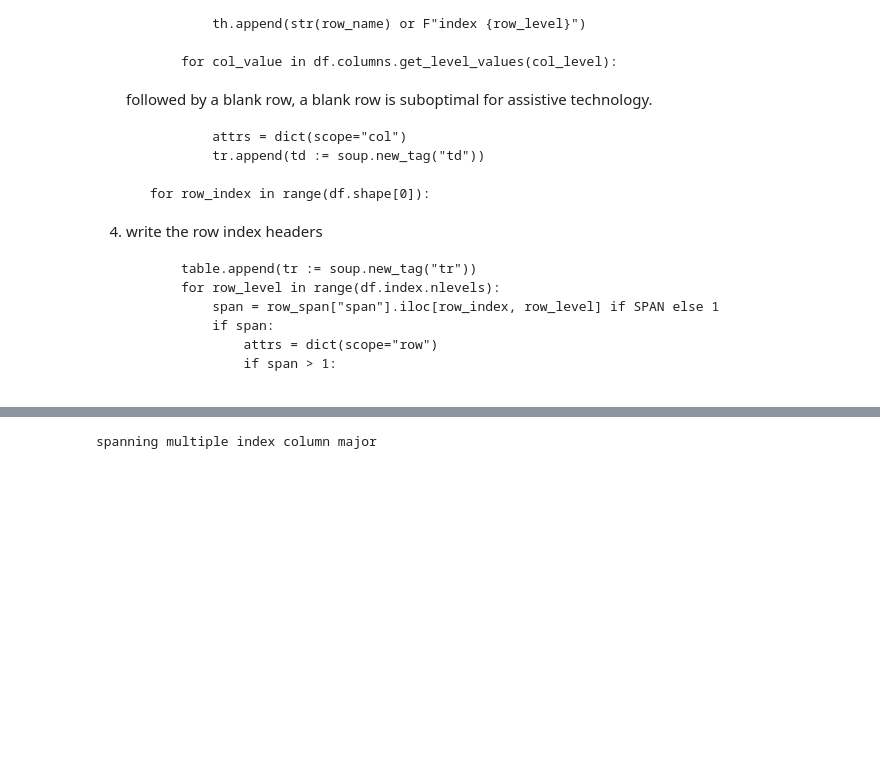
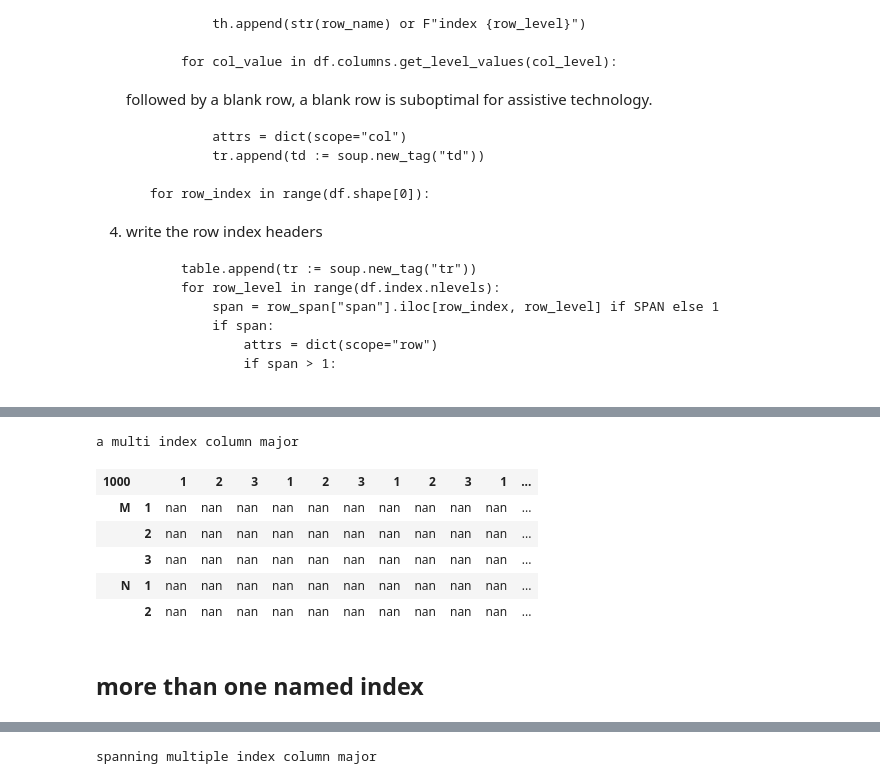
Before and after one commit to tonyfast/tonyfast, a Jupyter notebook: tonyfast/xxiv/2024-02-20-multiindex-html.ipynb, the cells around one changed output, grey strips where cells are left out. Drawn from its saved outputs; the diff is of its cells as text; code cells hidden in the pictures; blank space fills up the shorter version.

```diff
--- a/tonyfast/xxiv/2024-02-20-multiindex-html.ipynb
+++ b/tonyfast/xxiv/2024-02-20-multiindex-html.ipynb
@@ -373,3 +613,16 @@ replace the `bs4.BeautifulSoup` representation with an html representation
+# %%
+    row_major(df.head().rename_axis((None, None, None), axis=0).droplevel(0, axis=0).droplevel((0,1), axis=1),
+             "a multi index column major")
+# %% [output]
+a multi index column major
+| 1000 |  | 1 | 2 | 3 | 1 | 2 | 3 | 1 | 2 | 3 | 1 | ... |
+| M | 1 | nan | nan | nan | nan | nan | nan | nan | nan | nan | nan | ... |
+|  | 2 | nan | nan | nan | nan | nan | nan | nan | nan | nan | nan | ... |
+|  | 3 | nan | nan | nan | nan | nan | nan | nan | nan | nan | nan | ... |
+| N | 1 | nan | nan | nan | nan | nan | nan | nan | nan | nan | nan | ... |
+|  | 2 | nan | nan | nan | nan | nan | nan | nan | nan | nan | nan | ... |
+# %% [markdown]
+## more than one named index
 # %%
     row_major(df.head().rename_axis((None, None, None), axis=1), "spanning multiple index row major")
 # %% [output]
```
Also changed, not shown: parts of 20 cells of this notebook.
